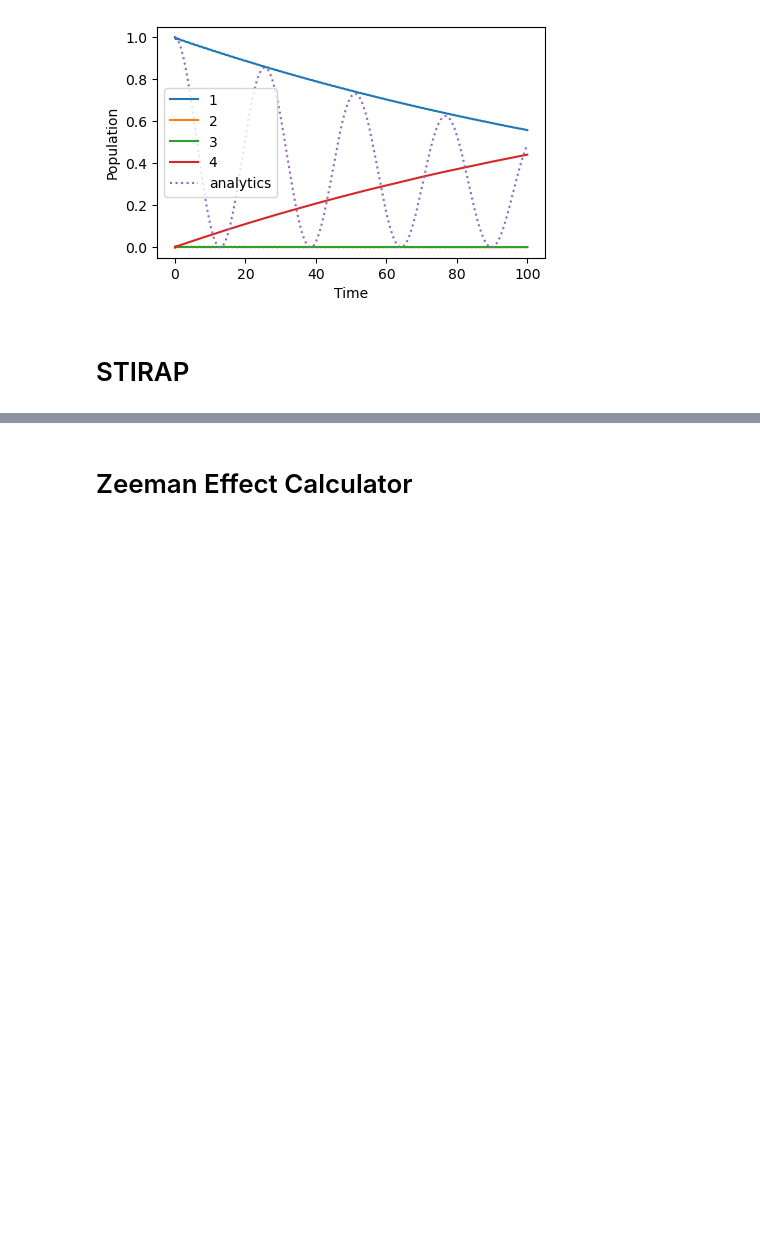
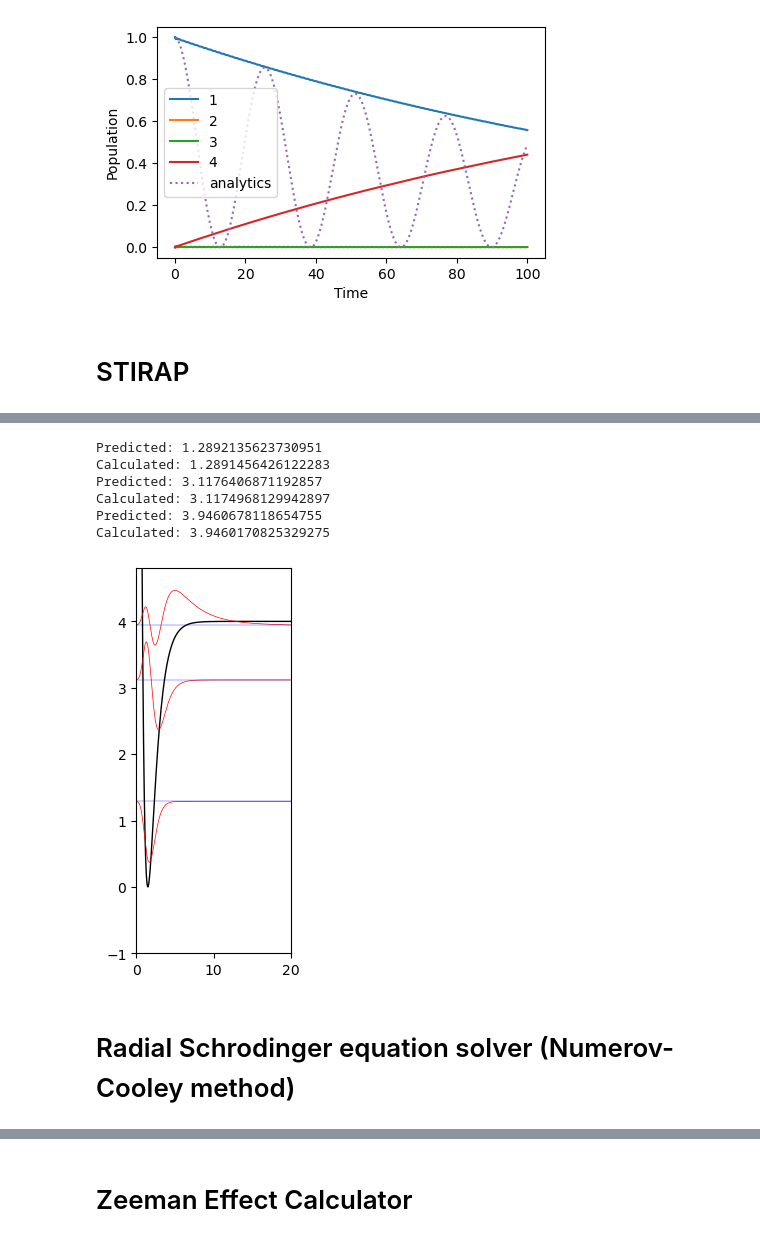
Before and after one commit to huanium/huanium, a Jupyter notebook: MIT_PhD/AMO_Calculator/AMO_Calculator.ipynb, the cells around one changed output, grey strips where cells are left out. Drawn from its saved outputs; the diff is of its cells as text; code cells hidden in the pictures; blank space fills up the shorter version.

Commit message:
numerov_cooley

```diff
--- a/MIT_PhD/AMO_Calculator/AMO_Calculator.ipynb
+++ b/MIT_PhD/AMO_Calculator/AMO_Calculator.ipynb
@@ -280,0 +311,37 @@ two_photon_rabi_raman_damped_oscillation(tlist, four_levels, gamma_e, Delta, del
+# %%
+# Morse potential
+r = np.linspace(0,20,1000)
+re = 1.5
+De = 4
+Vr = De*(1 - np.exp(-(r-re)))**2
+num_states = 3
+plot_states = [0, 1, 2]
+
+# solve
+energies, states = SE_radial_solver(r,Vr,num_states=num_states)
+
+# plot states and spectrum
+spec = np.sqrt(2*De)*(np.linspace(0,num_states-1,num_states)+1/2)-(1/2)*(np.linspace(0,num_states-1,num_states)+1/2)**2
+fig, ax = plt.subplots(figsize=(2,5))
+ax.plot(r, Vr, 'k', linewidth=1)
+for i in plot_states:
+    if 0 <= spec[i] <= De:
+        print('Predicted: ' + str(spec[i]))
+        ax.plot(r , (states[:,i].real) + energies[i].real, 'r', linewidth=0.5)
+        ax.plot(r, spec[i]*np.ones(r.size), 'blue',linewidth=0.25)
+        print('Calculated: ' + str(energies[i].real))
+    else:
+        print('Bound state energy does not exist!')
+plt.ylim([-1,De*1.2])
+plt.xlim([0,20])
+plt.show()
+# %% [output]
+Predicted: 1.2892135623730951
+Calculated: 1.2891456426122283
+Predicted: 3.1176406871192857
+Calculated: 3.1174968129942897
+Predicted: 3.9460678118654755
+Calculated: 3.9460170825329275
+[figure, added]
+# %% [markdown]
+# <font size=5, color='black'>Radial Schrodinger equation solver (Numerov-Cooley method) </font>
```
Also changed, not shown: parts of 6 cells of this notebook, 43 other files.
